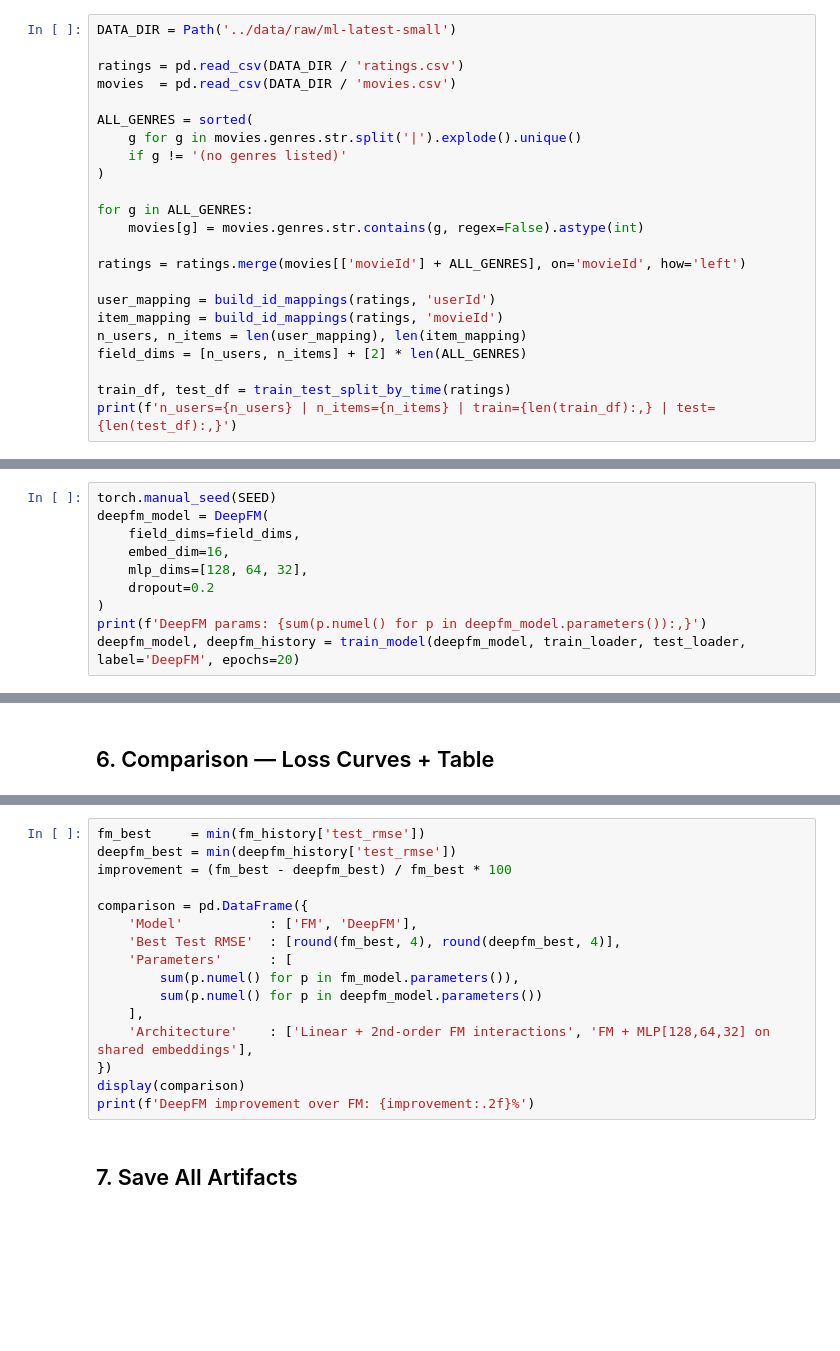
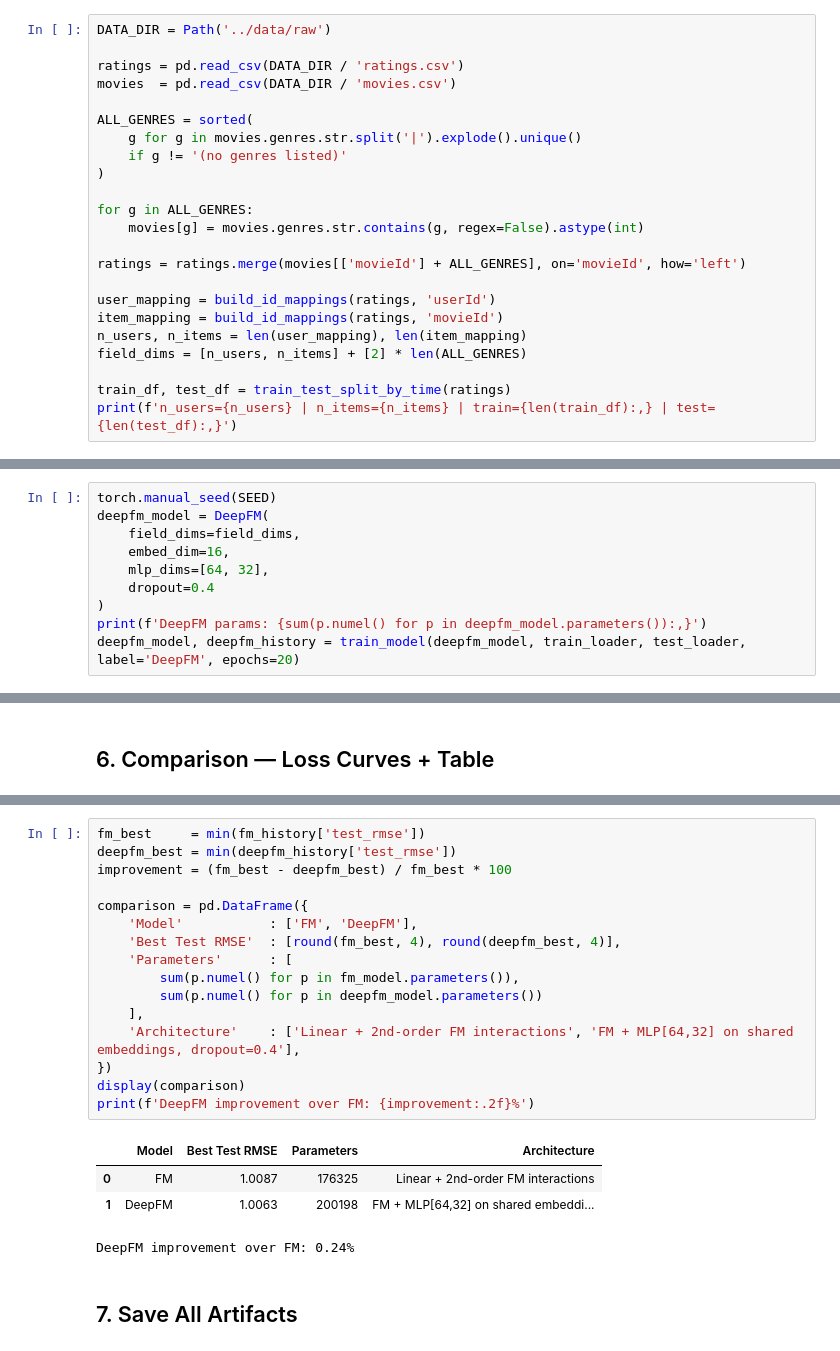
Before and after one commit to Ahmed-Tarek1/movie_recommendation, a Jupyter notebook: notebooks/04_train_deepfm_model.ipynb, the cells around one changed output, grey strips where cells are left out. Drawn from its saved outputs; the diff is of its cells as text; blank space fills up the shorter version.

```diff
--- a/notebooks/04_train_deepfm_model.ipynb
+++ b/notebooks/04_train_deepfm_model.ipynb
@@ -29,7 +31,7 @@ print('Device:', DEVICE)
 # %% [markdown]
 ## 1. Load Data (identical setup to notebook 03)
 # %%
-DATA_DIR = Path('../data/raw/ml-latest-small')
+DATA_DIR = Path('../data/raw')
 
 ratings = pd.read_csv(DATA_DIR / 'ratings.csv')
 movies  = pd.read_csv(DATA_DIR / 'movies.csv')
@@ -128,8 +139,8 @@ torch.manual_seed(SEED)
 deepfm_model = DeepFM(
     field_dims=field_dims,
     embed_dim=16,
-    mlp_dims=[128, 64, 32],
-    dropout=0.2
+    mlp_dims=[64, 32],
+    dropout=0.4
 )
 print(f'DeepFM params: {sum(p.numel() for p in deepfm_model.parameters()):,}')
 deepfm_model, deepfm_history = train_model(deepfm_model, train_loader, test_loader, label='DeepFM', epochs=20)
@@ -151,19 +171,24 @@ plt.show()
 # %%
 fm_best     = min(fm_history['test_rmse'])
 deepfm_best = min(deepfm_history['test_rmse'])
 improvement = (fm_best - deepfm_best) / fm_best * 100
 
 comparison = pd.DataFrame({
     'Model'           : ['FM', 'DeepFM'],
     'Best Test RMSE'  : [round(fm_best, 4), round(deepfm_best, 4)],
     'Parameters'      : [
         sum(p.numel() for p in fm_model.parameters()),
         sum(p.numel() for p in deepfm_model.parameters())
     ],
-    'Architecture'    : ['Linear + 2nd-order FM interactions', 'FM + MLP[128,64,32] on shared embeddings'],
+    'Architecture'    : ['Linear + 2nd-order FM interactions', 'FM + MLP[64,32] on shared embeddings, dropout=0.4'],
 })
 display(comparison)
 print(f'DeepFM improvement over FM: {improvement:.2f}%')
+# %% [output]
+|  | Model | Best Test RMSE | Parameters | Architecture |
+| 0 | FM | 1.0087 | 176325 | Linear + 2nd-order FM interactions |
+| 1 | DeepFM | 1.0063 | 200198 | FM + MLP[64,32] on shared embeddi... |
+DeepFM improvement over FM: 0.24%
 # %% [markdown]
 ## 7. Save All Artifacts
 # %%
```
Also changed, not shown: parts of 7 cells of this notebook, 1 other file.
